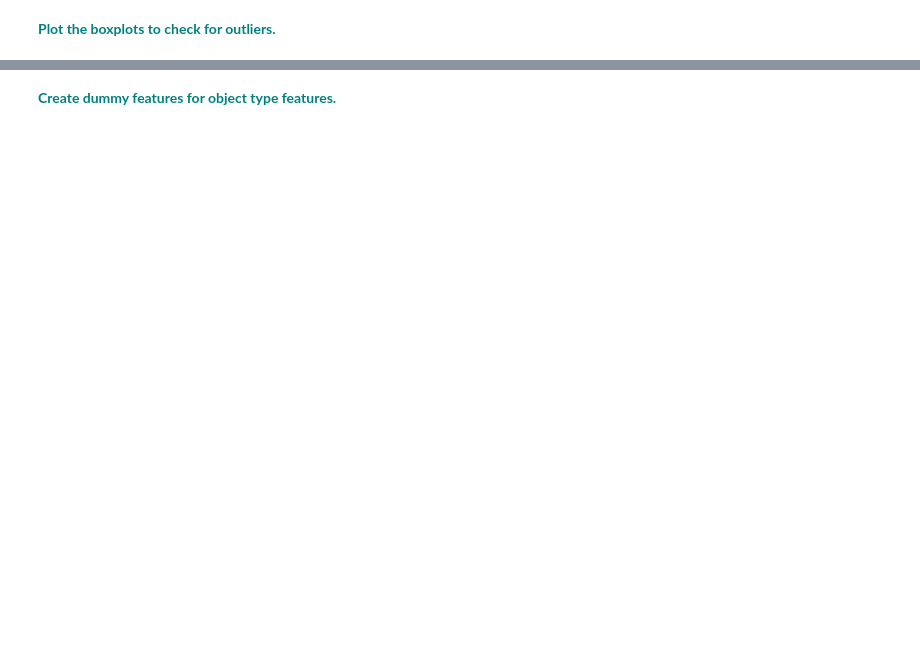
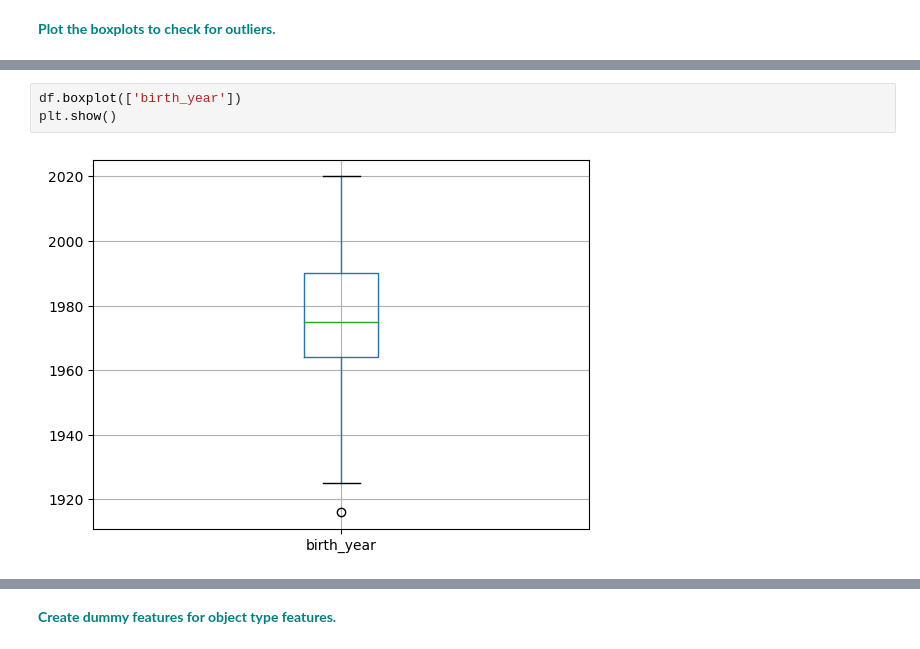
Before and after one commit to gabbycjames/RandomForest, a Jupyter notebook: RandomForest_casestudy_covid19.ipynb, the cells around one changed output, grey strips where cells are left out. Saved outputs shown, nothing was run; the diff lists cells and outputs as text; blank space fills up the shorter version.

```diff
--- a/RandomForest_casestudy_covid19.ipynb
+++ b/RandomForest_casestudy_covid19.ipynb
@@ -127,0 +347,5 @@ vn
+# %%
+df.boxplot(['birth_year'])
+plt.show()
+# %% [output]
+[figure, added]
```
Also changed, not shown: parts of 32 cells of this notebook, 2 other files.
